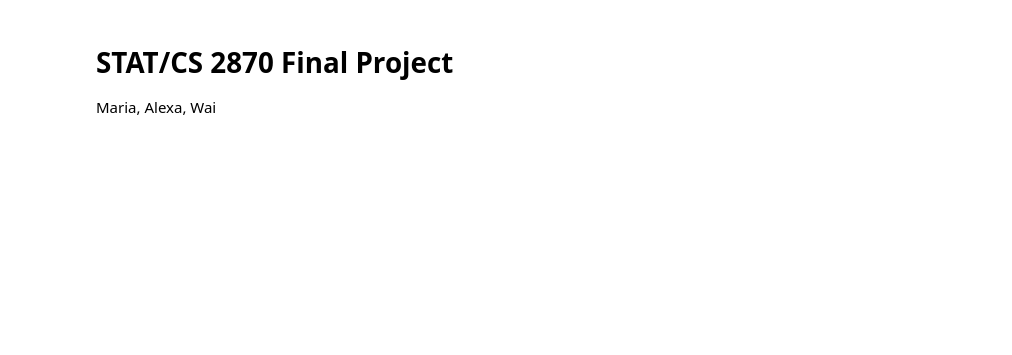
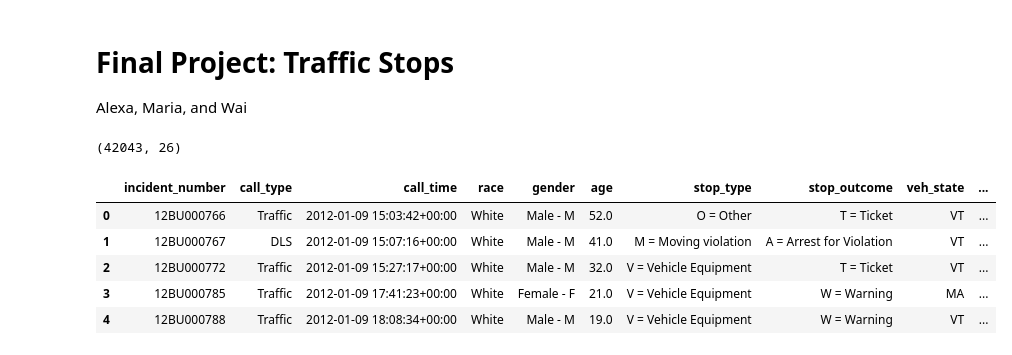
Before and after one commit to mariaadymek/Traffic_Stops, a Jupyter notebook: Final_Project.ipynb, the cells around one changed output. Cells and saved outputs as stored; diff of their text form; code cells hidden in the pictures; blank space fills up the shorter version.

```diff
--- a/Final_Project.ipynb
+++ b/Final_Project.ipynb
@@ -1,5 +1,27 @@
 # %% [markdown]
-# STAT/CS 2870 Final Project
-
-Maria, Alexa, Wai
+# Final Project: Traffic Stops
+Alexa, Maria, and Wai
+# %%
+import os
+import pandas as pd
+import numpy as np
+import matplotlib.pyplot as plt
+from pathlib import Path
+
+# Show every column when printing a DataFrame
+pd.set_option('display.max_columns', None)
+# %%
+stops = pd.read_csv('Traffic_Stops (1).csv', encoding='utf-8-sig')
+stops['call_time'] = pd.to_datetime(stops['call_time'], utc=True)
+
+print(stops.shape)
+stops.head()
+# %% [output]
+(42043, 26)
+|  | incident_number | call_type | call_time | race | gender | age | stop_type | stop_outcome | veh_state | ... |
+| 0 | 12BU000766 | Traffic | 2012-01-09 15:03:42+00:00 | White | Male - M | 52.0 | O = Other | T = Ticket | VT | ... |
+| 1 | 12BU000767 | DLS | 2012-01-09 15:07:16+00:00 | White | Male - M | 41.0 | M = Moving violation | A = Arrest for Violation | VT | ... |
+| 2 | 12BU000772 | Traffic | 2012-01-09 15:27:17+00:00 | White | Male - M | 32.0 | V = Vehicle Equipment | T = Ticket | VT | ... |
+| 3 | 12BU000785 | Traffic | 2012-01-09 17:41:23+00:00 | White | Female - F | 21.0 | V = Vehicle Equipment | W = Warning | MA | ... |
+| 4 | 12BU000788 | Traffic | 2012-01-09 18:08:34+00:00 | White | Male - M | 19.0 | V = Vehicle Equipment | W = Warning | VT | ... |
 # %%
```
Also changed, not shown: parts of 5 cells of this notebook.
